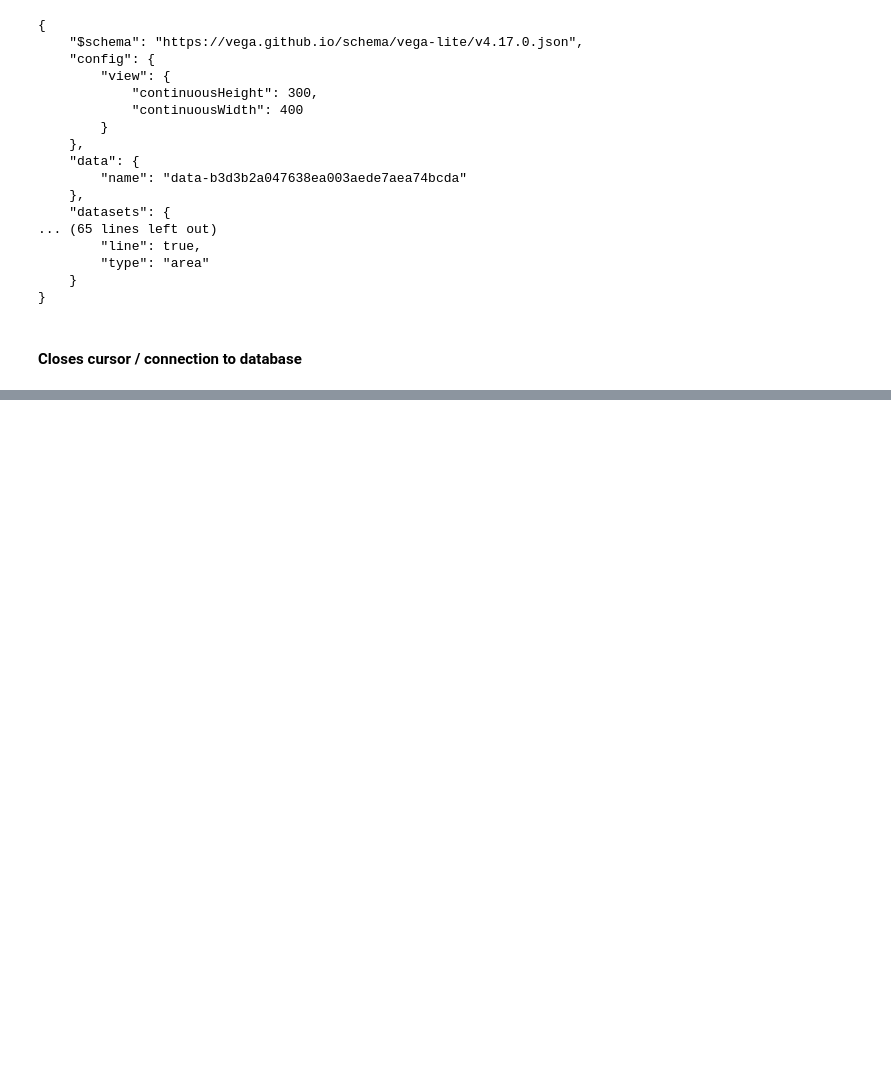
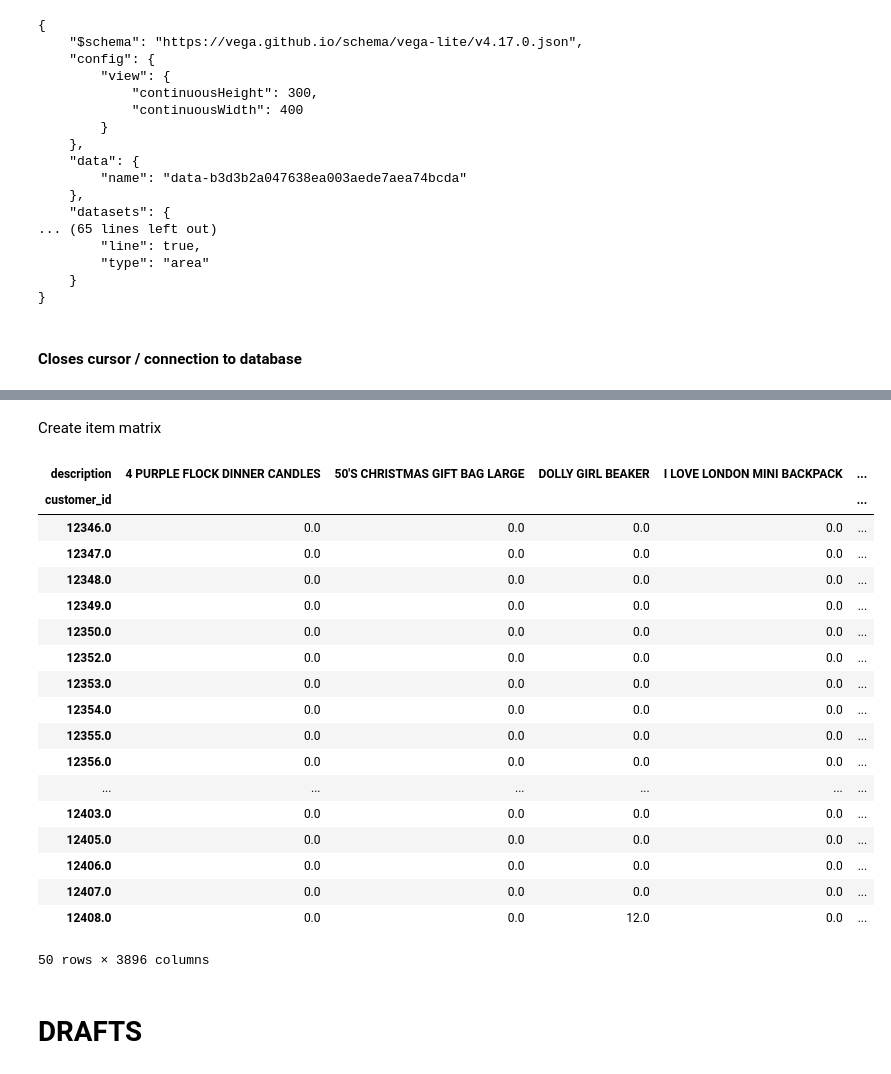
Before and after one commit to paulina-marron/Basis, a Jupyter notebook: ecommerce_analysis.ipynb, the cells around one changed output, grey strips where cells are left out. Cells and saved outputs as stored; diff of their text form; code cells hidden in the pictures; blank space fills up the shorter version.

```diff
--- a/ecommerce_analysis.ipynb
+++ b/ecommerce_analysis.ipynb
@@ -513,0 +758,3 @@ conn1.close()
+# %%
+eshop_subset = data[['customer_id', 'stock_code', 'description', 'quantity']]
+eshop_subset.head()
@@ -513,0 +788,27 @@ conn1.close()
+# %% [markdown]
+Create item matrix
+# %%
+eshop_items = eshop_subset.pivot_table(index='customer_id', columns=['description'], values='quantity').fillna(0)
+eshop_items.head(50)
+# %% [output]
+| description | 4 PURPLE FLOCK DINNER CANDLES | 50'S CHRISTMAS GIFT BAG LARGE | DOLLY GIRL BEAKER | I LOVE LONDON MINI BACKPACK | ... |
+| customer_id |  |  |  |  | ... |
+| 12346.0 | 0.0 | 0.0 | 0.0 | 0.0 | ... |
+| 12347.0 | 0.0 | 0.0 | 0.0 | 0.0 | ... |
+| 12348.0 | 0.0 | 0.0 | 0.0 | 0.0 | ... |
+| 12349.0 | 0.0 | 0.0 | 0.0 | 0.0 | ... |
+| 12350.0 | 0.0 | 0.0 | 0.0 | 0.0 | ... |
+| 12352.0 | 0.0 | 0.0 | 0.0 | 0.0 | ... |
+| 12353.0 | 0.0 | 0.0 | 0.0 | 0.0 | ... |
+| 12354.0 | 0.0 | 0.0 | 0.0 | 0.0 | ... |
+| 12355.0 | 0.0 | 0.0 | 0.0 | 0.0 | ... |
+| 12356.0 | 0.0 | 0.0 | 0.0 | 0.0 | ... |
+| ... | ... | ... | ... | ... | ... |
+| 12403.0 | 0.0 | 0.0 | 0.0 | 0.0 | ... |
+| 12405.0 | 0.0 | 0.0 | 0.0 | 0.0 | ... |
+| 12406.0 | 0.0 | 0.0 | 0.0 | 0.0 | ... |
+| 12407.0 | 0.0 | 0.0 | 0.0 | 0.0 | ... |
+| 12408.0 | 0.0 | 0.0 | 12.0 | 0.0 | ... |
+50 rows × 3896 columns
+# %% [markdown]
+# DRAFTS
```
Also changed, not shown: parts of 32 cells of this notebook.
